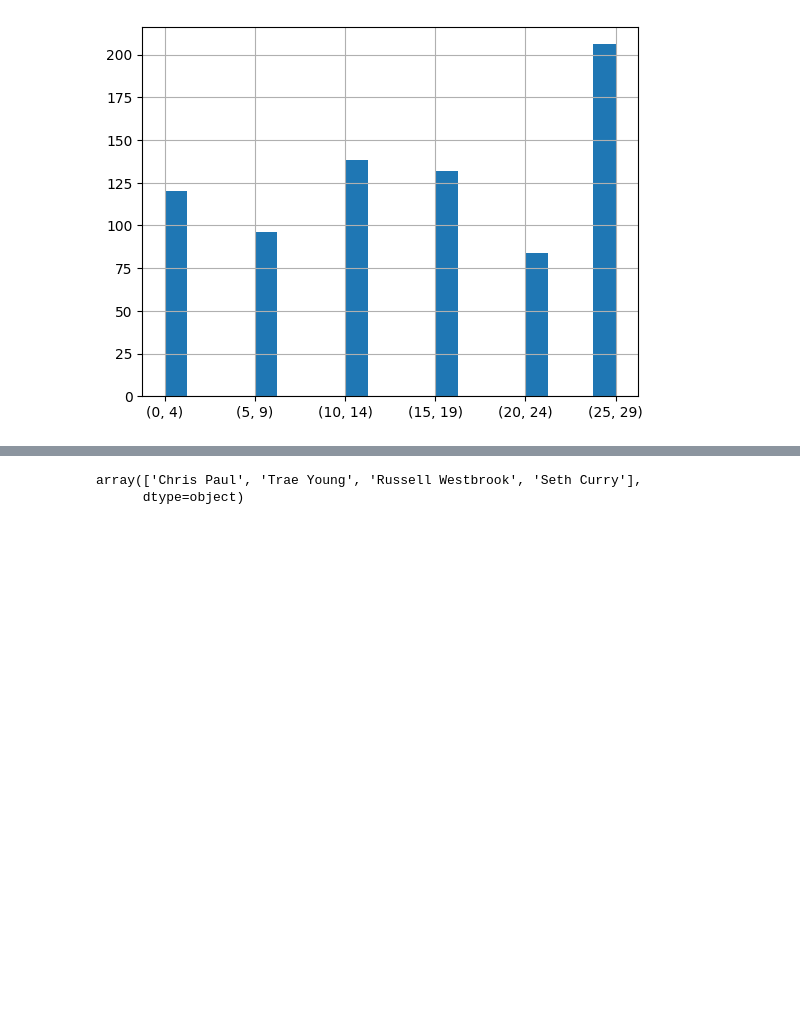
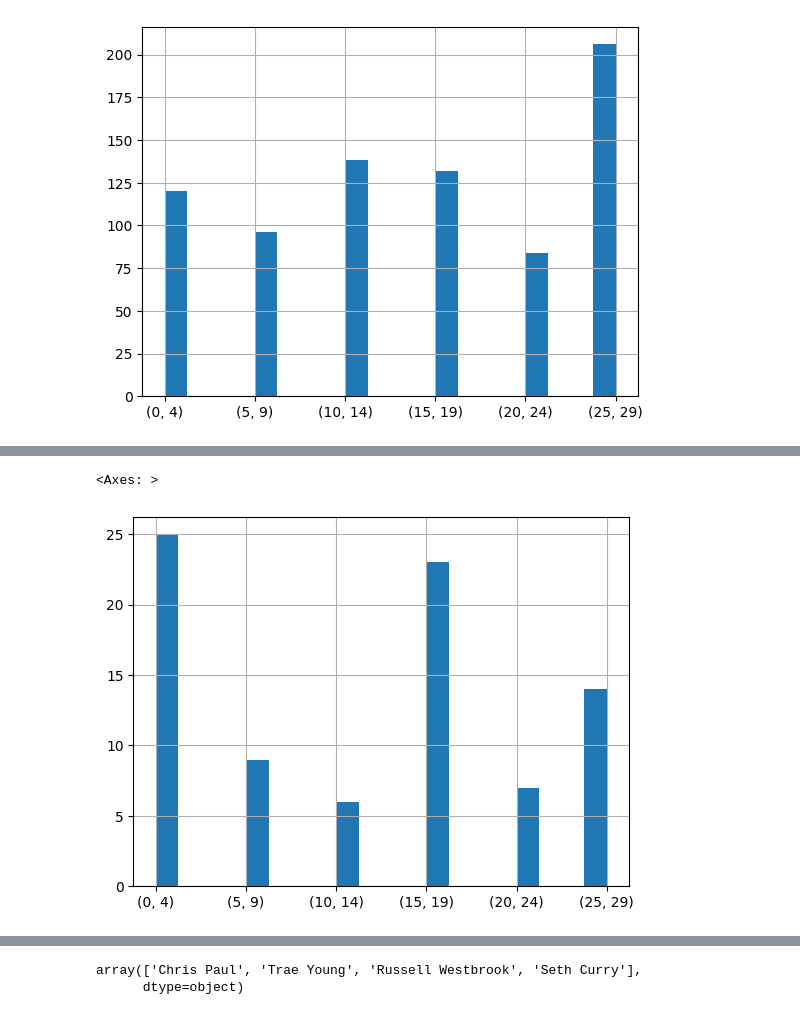
Before and after one commit to kacpersienkiewicz/NBAShootingAnalysis, a Jupyter notebook: NBAShootingAnalysis.ipynb, the cells around one changed output, grey strips where cells are left out. Saved outputs shown, nothing was run; the diff lists cells and outputs as text; code cells hidden in the pictures; blank space fills up the shorter version.

```diff
--- a/NBAShootingAnalysis.ipynb
+++ b/NBAShootingAnalysis.ipynb
@@ -48,0 +96,5 @@ df["RANGE"].hist(bins=20)
+# %%
+df[df["SHOOTER"] == 'Russell Westbrook']["RANGE"].hist(bins=20)
+# %% [output]
+<Axes: >
+[figure, added]
```
Also changed, not shown: parts of 9 cells of this notebook.
